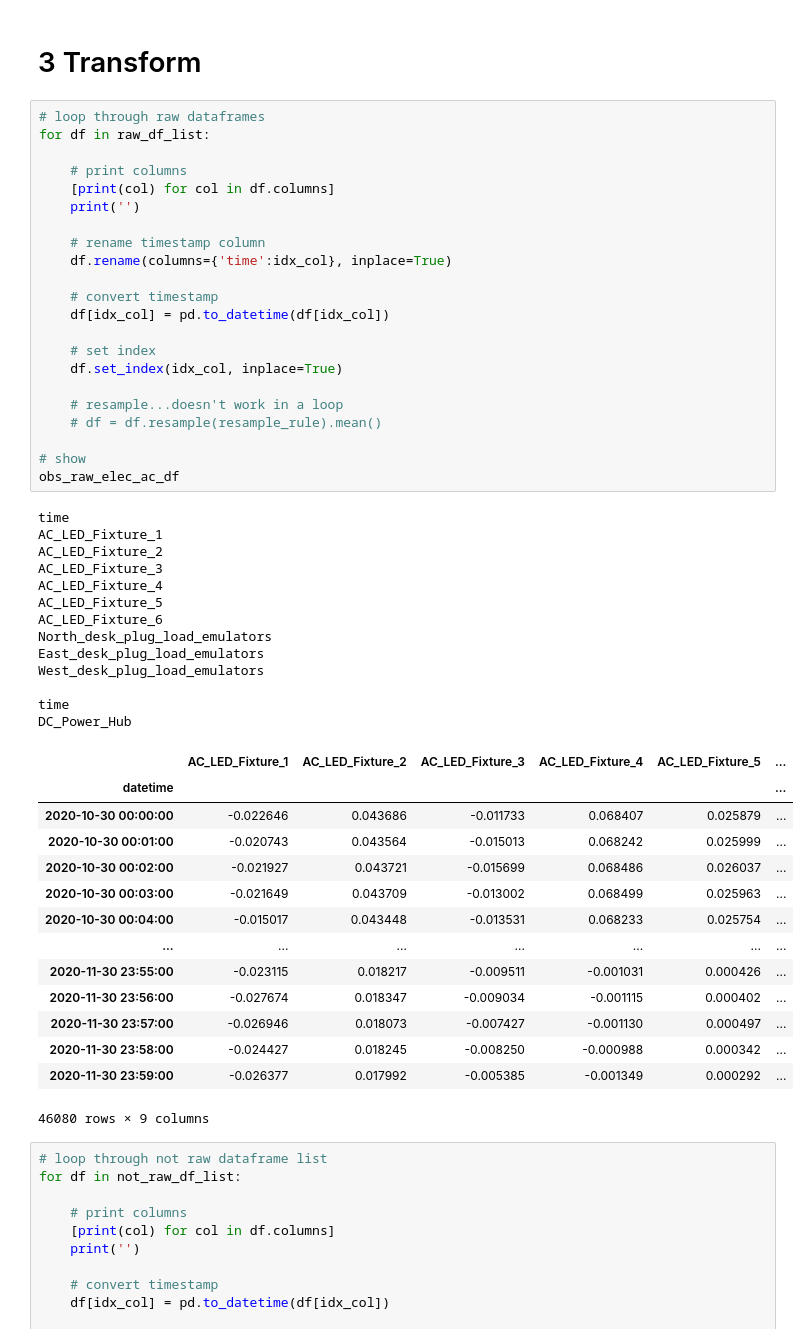
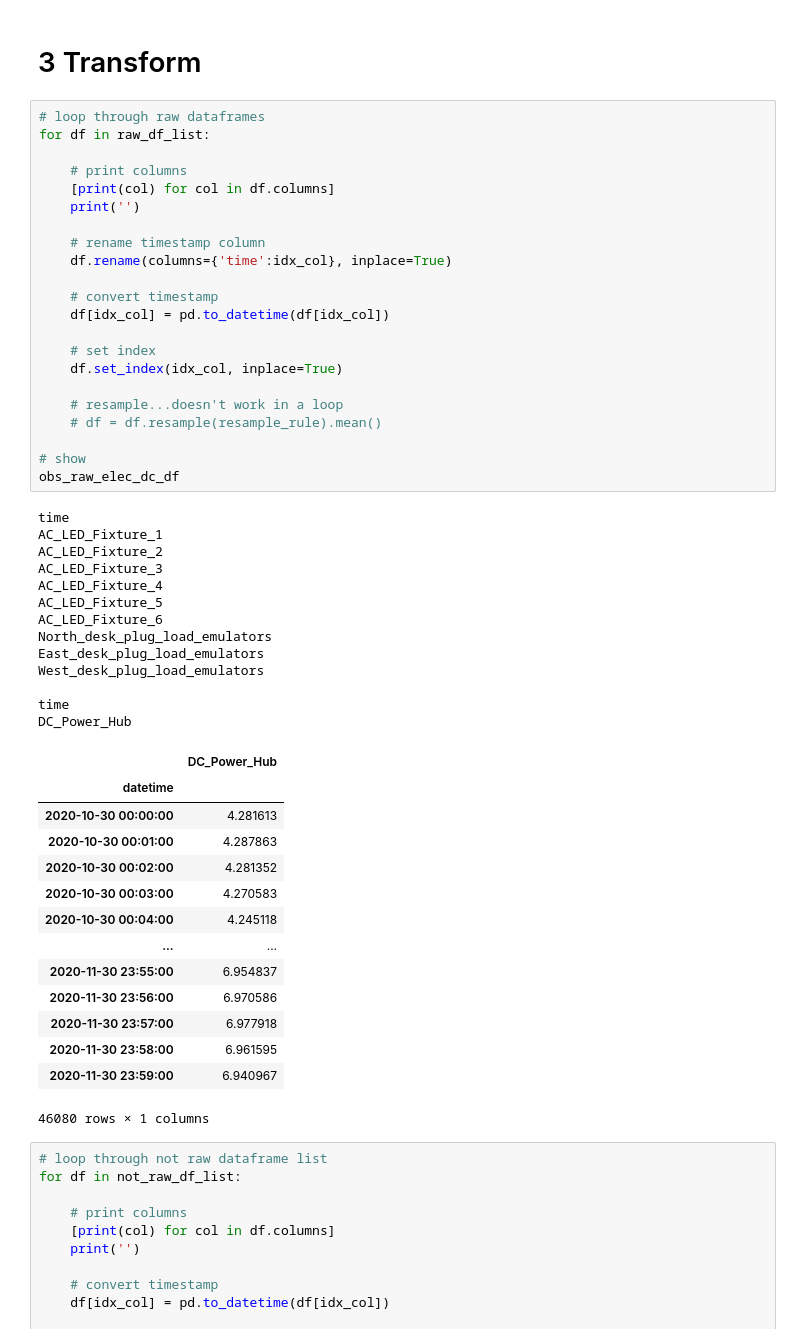
Before and after one commit to NREL/BEEAM, a Jupyter notebook: FMU/flexlab_demo/5_notebooks/validation_NMBE_CVRMSE.ipynb, the cells around one changed output. Drawn from its saved outputs; the diff is of its cells as text.

```diff
--- a/FMU/flexlab_demo/5_notebooks/validation_NMBE_CVRMSE.ipynb
+++ b/FMU/flexlab_demo/5_notebooks/validation_NMBE_CVRMSE.ipynb
@@ -195,48 +193,48 @@ for df in raw_df_list:
     [print(col) for col in df.columns]
     print('')
 
     # rename timestamp column
     df.rename(columns={'time':idx_col}, inplace=True)
 
     # convert timestamp
     df[idx_col] = pd.to_datetime(df[idx_col])
 
     # set index
     df.set_index(idx_col, inplace=True)
 
     # resample...doesn't work in a loop
     # df = df.resample(resample_rule).mean()
 
 # show
-obs_raw_elec_ac_df
+obs_raw_elec_dc_df
 # %% [output]
 time
 AC_LED_Fixture_1
 AC_LED_Fixture_2
 AC_LED_Fixture_3
 AC_LED_Fixture_4
 AC_LED_Fixture_5
 AC_LED_Fixture_6
 North_desk_plug_load_emulators
 East_desk_plug_load_emulators
 West_desk_plug_load_emulators
 
 time
 DC_Power_Hub
-|  | AC_LED_Fixture_1 | AC_LED_Fixture_2 | AC_LED_Fixture_3 | AC_LED_Fixture_4 | AC_LED_Fixture_5 | ... |
-| datetime |  |  |  |  |  | ... |
-| 2020-10-30 00:00:00 | -0.022646 | 0.043686 | -0.011733 | 0.068407 | 0.025879 | ... |
-| 2020-10-30 00:01:00 | -0.020743 | 0.043564 | -0.015013 | 0.068242 | 0.025999 | ... |
-| 2020-10-30 00:02:00 | -0.021927 | 0.043721 | -0.015699 | 0.068486 | 0.026037 | ... |
-| 2020-10-30 00:03:00 | -0.021649 | 0.043709 | -0.013002 | 0.068499 | 0.025963 | ... |
-| 2020-10-30 00:04:00 | -0.015017 | 0.043448 | -0.013531 | 0.068233 | 0.025754 | ... |
-| ... | ... | ... | ... | ... | ... | ... |
-| 2020-11-30 23:55:00 | -0.023115 | 0.018217 | -0.009511 | -0.001031 | 0.000426 | ... |
-| 2020-11-30 23:56:00 | -0.027674 | 0.018347 | -0.009034 | -0.001115 | 0.000402 | ... |
-| 2020-11-30 23:57:00 | -0.026946 | 0.018073 | -0.007427 | -0.001130 | 0.000497 | ... |
-| 2020-11-30 23:58:00 | -0.024427 | 0.018245 | -0.008250 | -0.000988 | 0.000342 | ... |
-| 2020-11-30 23:59:00 | -0.026377 | 0.017992 | -0.005385 | -0.001349 | 0.000292 | ... |
+|  | DC_Power_Hub |
+| datetime |  |
+| 2020-10-30 00:00:00 | 4.281613 |
+| 2020-10-30 00:01:00 | 4.287863 |
+| 2020-10-30 00:02:00 | 4.281352 |
+| 2020-10-30 00:03:00 | 4.270583 |
+| 2020-10-30 00:04:00 | 4.245118 |
+| ... | ... |
+| 2020-11-30 23:55:00 | 6.954837 |
+| 2020-11-30 23:56:00 | 6.970586 |
+| 2020-11-30 23:57:00 | 6.977918 |
+| 2020-11-30 23:58:00 | 6.961595 |
+| 2020-11-30 23:59:00 | 6.940967 |
-46080 rows × 9 columns
+46080 rows × 1 columns
 # %%
 # loop through not raw dataframe list
 for df in not_raw_df_list:
```
Also changed, not shown: parts of 29 cells of this notebook.
